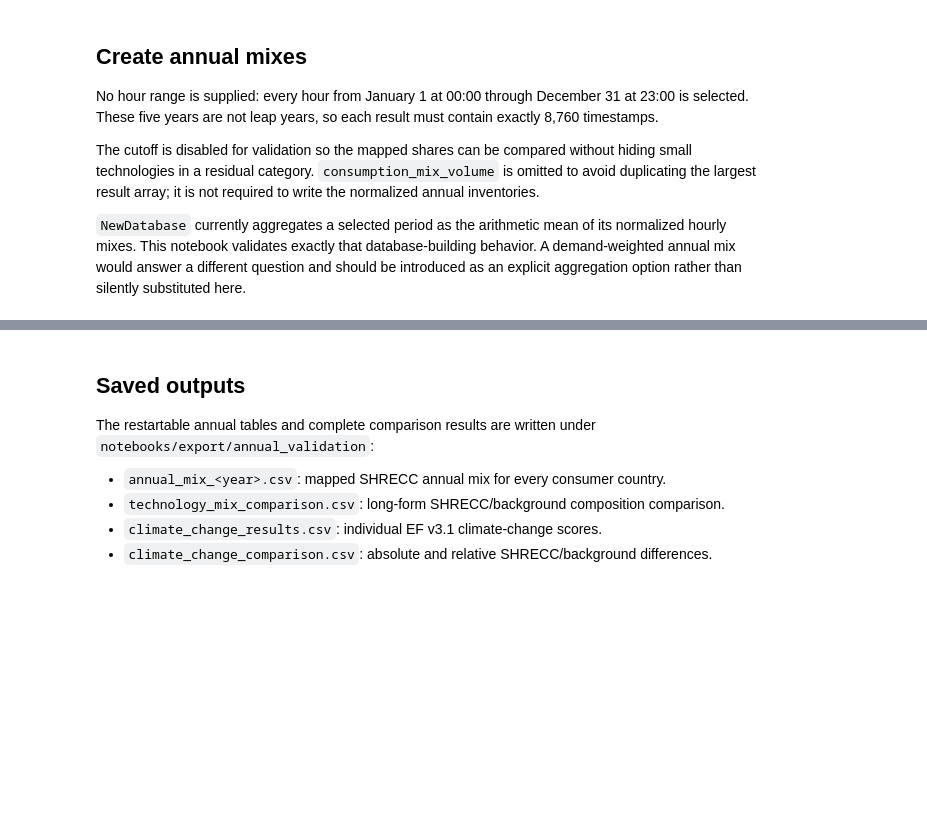
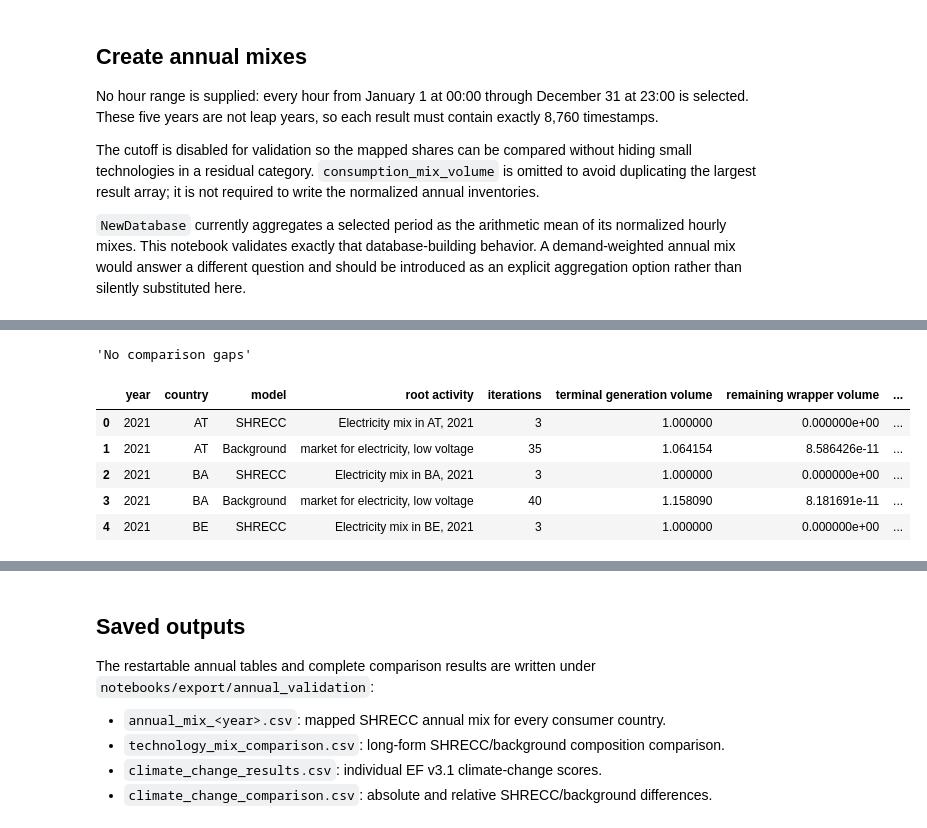
Before and after one commit to LIST-LUXEMBOURG/shrecc, a Jupyter notebook: notebooks/3_shrecc_annual_validation.ipynb, the cells around one changed output, grey strips where cells are left out. Drawn from its saved outputs; the diff is of its cells as text; code cells hidden in the pictures; blank space fills up the shorter version.

```diff
--- a/notebooks/3_shrecc_annual_validation.ipynb
+++ b/notebooks/3_shrecc_annual_validation.ipynb
@@ -26,12 +29,13 @@ Set `YEARS_TO_CREATE` to only the unfinished years when resuming an interrupted
 # %%
 YEARS = [2021, 2025, 2035, 2040, 2050]
 YEARS_TO_CREATE = YEARS.copy()
+EXPECTED_HOURS = {2021: 8760, 2025: 8760, 2035: 8736, 2040: 8736, 2050: 8736}
 
 COUNTRIES = [
-    "AL", "AT", "BA", "BE", "BG", "CH", "CY", "CZ", "DE", "DK",
+    "AT", "BA", "BE", "BG", "CH", "CZ", "DE", "DK",
     "EE", "ES", "FI", "FR", "GR", "HR", "HU", "IE", "IT", "LT",
-    "LU", "LV", "MD", "ME", "MK", "MT", "NL", "NO", "PL", "PT",
-    "RO", "RS", "RU", "SE", "SI", "SK", "TR", "UA", "UK",
+    "LU", "LV", "ME", "MK", "NL", "NO", "PL", "PT",
+    "RO", "RS", "SE", "SI", "SK", "UK",
 ]
 
 PROJECT_NAME = "SHRECCei311"
@@ -67,8 +71,8 @@ METHOD_CONFIG = {"impact_categories": [CLIMATE_METHOD]}
 OUTPUT_DIR = Path("export") / "annual_validation"
 OUTPUT_DIR.mkdir(parents=True, exist_ok=True)
 
-WRITE_DATABASES = True
-COUNTRY_TO_PLOT = "IT"
+WRITE_DATABASES = False
+COUNTRY_TO_PLOT = "LU"
 # %%
 bd.projects.set_current(PROJECT_NAME)
 
@@ -117,7 +129,7 @@ for year in YEARS:
             {
                 "year": year,
                 "source": "saved table",
-                "hours": 8760,
+                "hours": EXPECTED_HOURS[year],
                 "activities": len(annual_tables[year]),
                 "foreground database": FOREGROUND_DATABASES[year],
             }
@@ -148,8 +160,10 @@ for year in YEARS:
     ).create()
 
     hour_count = annual_database.results(year).sizes["time"]
-    if hour_count != 8760:
-        raise ValueError(f"Expected 8760 hours for {year}; found {hour_count}")
+    if hour_count != EXPECTED_HOURS[year]:
+        raise ValueError(
+            f"Expected {EXPECTED_HOURS[year]} hours for {year}; found {hour_count}"
+        )
 
     annual_tables[year] = annual_database.table(year).copy()
     annual_tables[year].to_csv(table_path)
@@ -258,44 +414,79 @@ def background_production_shares(database_name, country):
 # %%
 activity_index.cache_clear()
+activity_node.cache_clear()
+activity_metadata.cache_clear()
+electricity_inputs.cache_clear()
 mix_rows = []
 mix_comparison_gaps = []
+mix_resolution_diagnostics = []
 
 for year in YEARS:
-    for country in COUNTRIES:
-        shrecc_shares = shrecc_activity_shares(annual_tables[year], country)
-        background_shares = background_production_shares(
-            BACKGROUND_DATABASES[year], country
+    foreground_database = FOREGROUND_DATABASES[year]
+    if foreground_database not in bd.databases:
+        raise ValueError(
+            f"Foreground database has not been written: {foreground_database}"
         )
 
-        if background_shares is None:
-            mix_comparison_gaps.append(
+    for country in COUNTRIES:
+        roots = {
+            "SHRECC": find_foreground_activity(foreground_database, country, year),
+            "Background": find_background_market(
+                BACKGROUND_DATABASES[year], country
+            ),
+        }
+
+        for model, root_activity in roots.items():
+            if root_activity is None:
+                mix_comparison_gaps.append(
+                    {
+                        "year": year,
+                        "country": country,
+                        "model": model,
+                        "missing": "delivered low-voltage electricity activity",
+                    }
+                )
+                continue
+
+            shares, diagnostics = resolve_electricity_generation_shares(
+                root_activity
+            )
+            mix_resolution_diagnostics.append(
                 {
                     "year": year,
                     "country": country,
-                    "missing": "background production mix",
+                    "model": model,
+                    "root activity": root_activity.get("name"),
+                    **diagnostics,
                 }
             )
-            continue
-
-        for model, shares in (
-            ("SHRECC", shrecc_shares),
-            ("Background", background_shares),
-        ):
             mix_rows.extend(
                 {
                     "year": year,
                     "country": country,
                     "model": model,
                     "background": BACKGROUND_LABELS[year],
                     "technology": technology,
                     "share": share,
                 }
                 for technology, share in shares.items()
             )
 
 mix_comparison = pd.DataFrame(mix_rows)
 mix_comparison.to_csv(OUTPUT_DIR / "technology_mix_comparison.csv", index=False)
 
 mix_comparison_gaps = pd.DataFrame(mix_comparison_gaps)
+mix_resolution_diagnostics = pd.DataFrame(mix_resolution_diagnostics)
+mix_resolution_diagnostics.to_csv(
+    OUTPUT_DIR / "technology_mix_resolution_diagnostics.csv", index=False
+)
 display(mix_comparison_gaps if not mix_comparison_gaps.empty else "No comparison gaps")
+display(mix_resolution_diagnostics.head())
 display(mix_comparison.head())
+# %% [output]
+'No comparison gaps'
+|  | year | country | model | root activity | iterations | terminal generation volume | remaining wrapper volume | ... |
+| 0 | 2021 | AT | SHRECC | Electricity mix in AT, 2021 | 3 | 1.000000 | 0.000000e+00 | ... |
+| 1 | 2021 | AT | Background | market for electricity, low voltage | 35 | 1.064154 | 8.586426e-11 | ... |
+| 2 | 2021 | BA | SHRECC | Electricity mix in BA, 2021 | 3 | 1.000000 | 0.000000e+00 | ... |
+| 3 | 2021 | BA | Background | market for electricity, low voltage | 40 | 1.158090 | 8.181691e-11 | ... |
+| 4 | 2021 | BE | SHRECC | Electricity mix in BE, 2021 | 3 | 1.000000 | 0.000000e+00 | ... |
```
Also changed, not shown: parts of 13 cells of this notebook.
